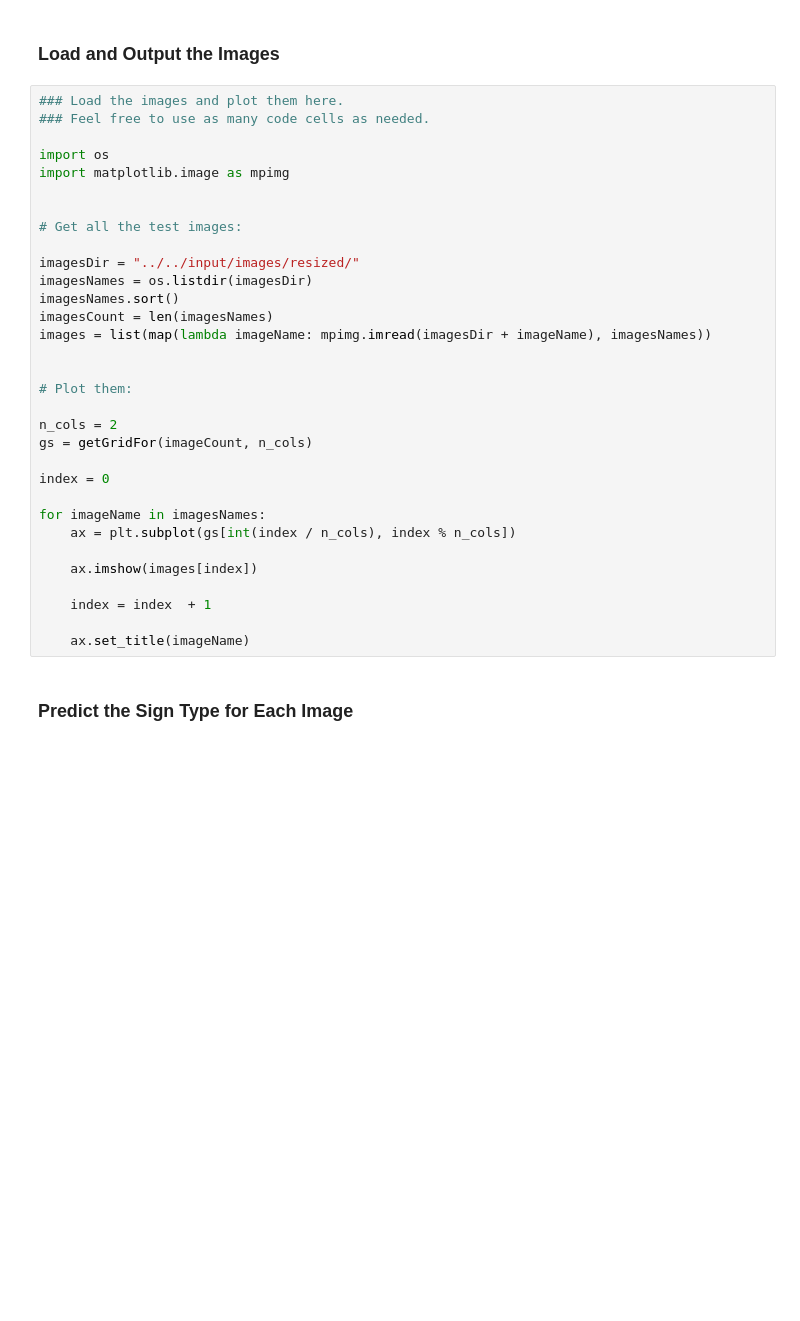
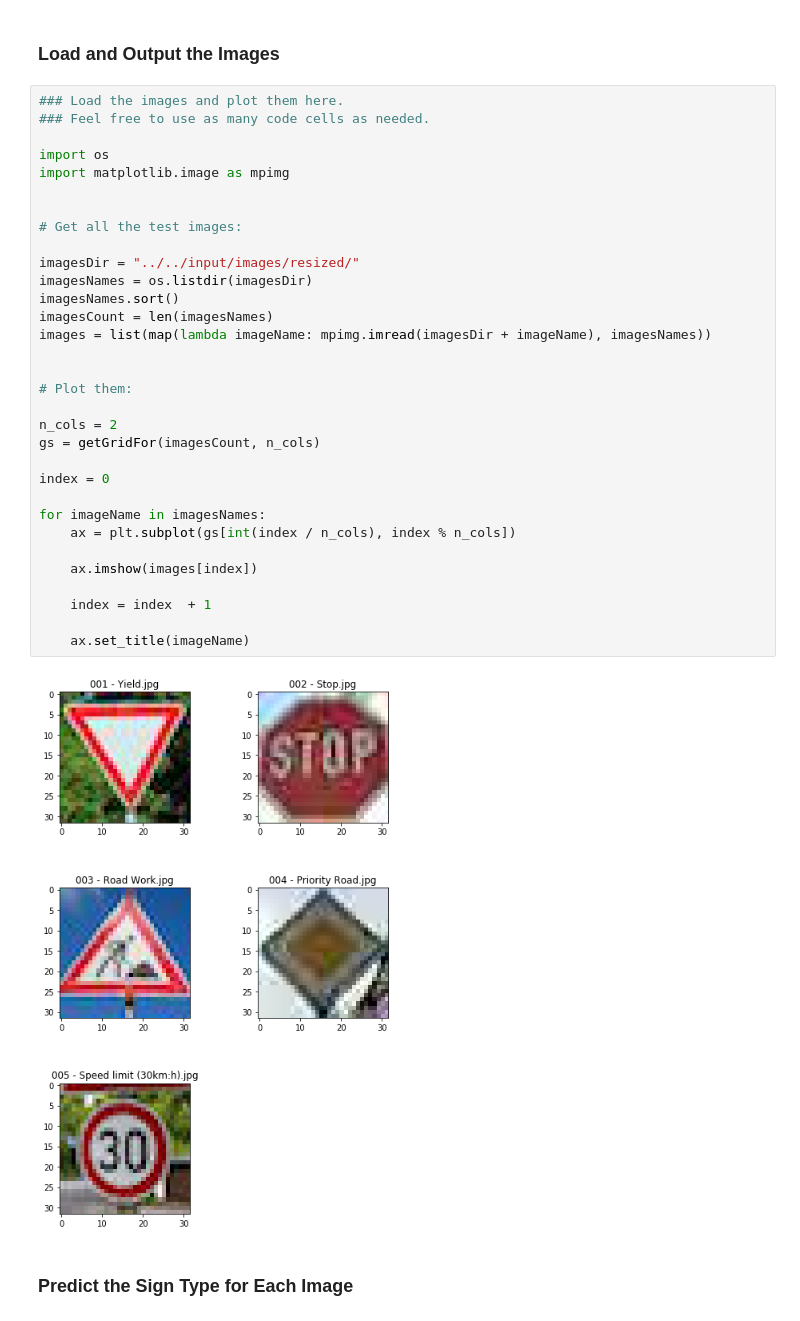
Before and after one commit to Danziger/CarND-T1-P2-Traffic-Sign-Classifier, a Jupyter notebook: src/notebooks/trafficSignClassifier.ipynb, the cells around one changed output. Drawn from its saved outputs; the diff is of its cells as text; blank space fills up the shorter version.

```diff
--- a/src/notebooks/trafficSignClassifier.ipynb
+++ b/src/notebooks/trafficSignClassifier.ipynb
@@ -769,34 +799,36 @@ You may find `signnames.csv` useful as it contains mappings from the class id (i
 ### Load the images and plot them here.
 ### Feel free to use as many code cells as needed.
 
 import os
 import matplotlib.image as mpimg
 
 
 # Get all the test images:
 
 imagesDir = "../../input/images/resized/"
 imagesNames = os.listdir(imagesDir)
 imagesNames.sort()
 imagesCount = len(imagesNames)
 images = list(map(lambda imageName: mpimg.imread(imagesDir + imageName), imagesNames))
 
 
 # Plot them:
 
 n_cols = 2
-gs = getGridFor(imageCount, n_cols)
+gs = getGridFor(imagesCount, n_cols)
 
 index = 0
 
 for imageName in imagesNames:
     ax = plt.subplot(gs[int(index / n_cols), index % n_cols])
 
     ax.imshow(images[index])
 
     index = index  + 1
 
     ax.set_title(imageName)
+# %% [output]
+[figure, added]
 # %% [markdown]
 ### Predict the Sign Type for Each Image
 # %%
```
Also changed, not shown: parts of 11 cells of this notebook.
